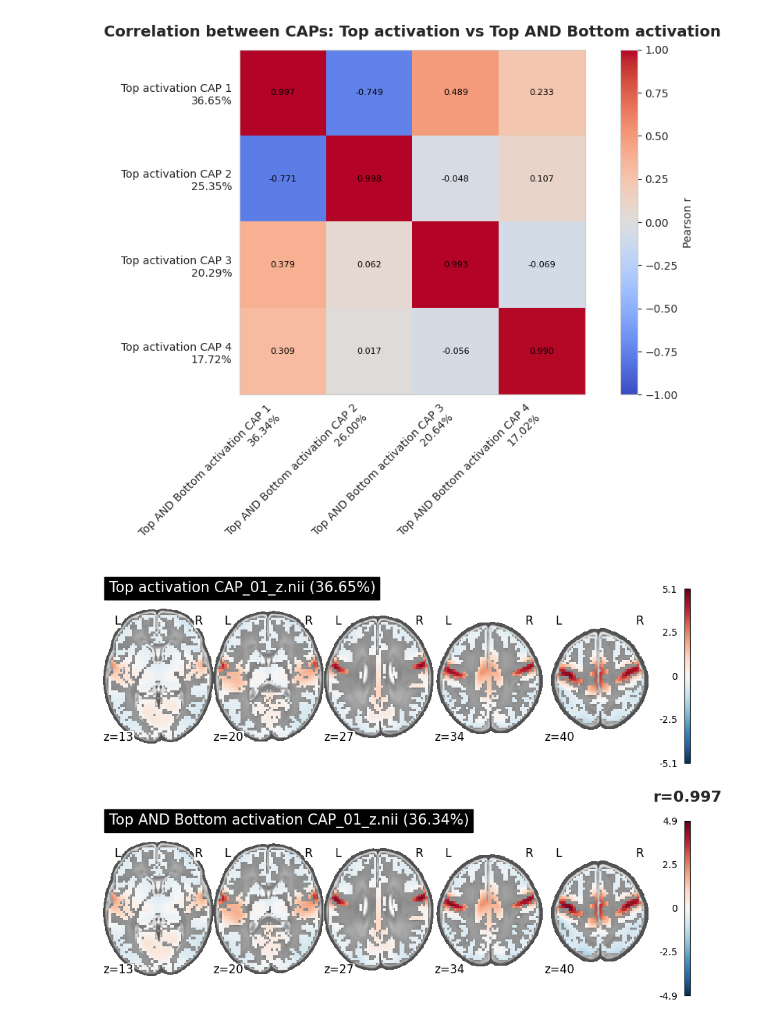
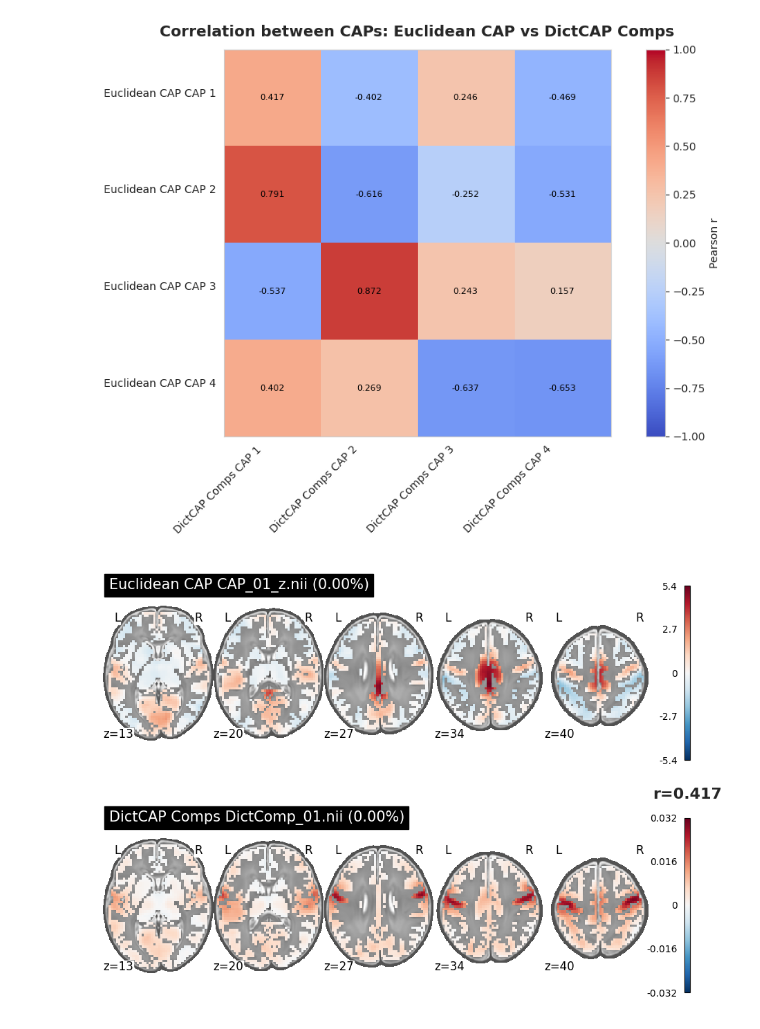
Before and after one commit to seb2o/devCAPs, a Jupyter notebook: src/compare_caps.ipynb, the cells around one changed output. Saved outputs shown, nothing was run; the diff lists cells and outputs as text; code cells hidden in the pictures.

```diff
--- a/src/compare_caps.ipynb
+++ b/src/compare_caps.ipynb
@@ -15,7 +8,0 @@ Found 4 CAP files.
-# %%
-vectorized_caps = []
-for cap_idx, cap_path in enumerate(cap_paths):
-    print(f"Processing {cap_idx+1}/{n_caps}: {cap_path.name}")
-    cap = nib.load(cap_path)
-    cap_data = cap.get_fdata()
-    vectorized_caps.append(cap_data.flatten())
@@ -30,6 +8,0 @@ import matplotlib.pyplot as plt
-# %%
-# compute cap pairwise correlation matrix
-corr_matrix = np.zeros((n_caps, n_caps))
-for i in range(n_caps):
-    for j in range(i,n_caps):
-            corr_matrix[i, j] = pearsonr(vectorized_caps[i], vectorized_caps[j])[0]
@@ -62,22 +9,26 @@ plt.show()
 # %%
-folderA = "vectorizedCorr_kmeans_dist-correlation_ttype-percentage_tvalue-15_k-4_ninits-50_activation-pos_n-481"
-folderA_name = "Top activation"
+folderA = "sklearn_kmeans_dist-euclidean_ttype-percentage_tvalue-15_k-4_ninits-50_activation-pos_n-34"
+folderA_name = "Euclidean CAP"
+folderA_glob = "CAP_*_z.nii"
 
-folderB = "vectorizedCorr_kmeans_dist-correlation_ttype-percentage_tvalue-15_k-4_ninits-50_activation-both_n-481"
-folderB_name = "Top AND Bottom activation"
+folderB = "DictLr_Ncomps-4_PosCode-False_Alpha-1.0_Tvalue-15_Act-pos_n-34"
+folderB_name = "DictCAP Comps"
+folderB_glob = "DictComp_*.nii"
 
 folderA = paths.sample_derivatives / folderA
 folderB = paths.sample_derivatives / folderB
 
 # Collect CAP maps
-cap_paths_A = sorted(folderA.glob("CAP_*_z.nii"))
-cap_paths_B = sorted(folderB.glob("CAP_*_z.nii"))
-if len(cap_paths_A) == 0 or len(cap_paths_B) == 0:
-    raise FileNotFoundError("No CAP_*_z.nii files found in one or both folders.")
+cap_paths_A = sorted(folderA.glob(folderA_glob))
+cap_paths_B = sorted(folderB.glob(folderB_glob))
+if len(cap_paths_A) == 0 :
+    raise ValueError(f"No file matching {folderA_glob} found in {folderA}")
+if len(cap_paths_B) == 0 :
+    raise ValueError(f"No file matching {folderB_glob} found in {folderB}")
 
 # Load cluster sizes
-cluster_sizes_A = pd.read_pickle(folderA / paths.cluster_sizes_df_name)
-cluster_sizes_B = pd.read_pickle(folderB / paths.cluster_sizes_df_name)
+# cluster_sizes_A = pd.read_pickle(folderA / paths.cluster_sizes_df_name)
+# cluster_sizes_B = pd.read_pickle(folderB / paths.cluster_sizes_df_name)
 
 nA, nB = len(cap_paths_A), len(cap_paths_B)
 corrs = np.zeros((nA, nB), dtype=float)
@@ -102,7 +53,8 @@ plt.colorbar(label='Pearson r')
 plt.xticks(
     ticks=np.arange(nB),
     labels=[
-        f"{folderB_name} CAP {j+1}\n{(cluster_sizes_B.iloc[j] / cluster_sizes_B.sum() * 100):.2f}%"
+        f"{folderB_name} CAP {j+1}\n"
+        # f"{(cluster_sizes_B.iloc[j] / cluster_sizes_B.sum() * 100):.2f}%"
         for j in range(nB)
     ],
     rotation=45,
@@ -111,7 +63,8 @@ plt.xticks(
 plt.yticks(
     ticks=np.arange(nA),
     labels=[
-        f"{folderA_name} CAP {i+1}\n{(cluster_sizes_A.iloc[i] / cluster_sizes_A.sum() * 100):.2f}%"
+        f"{folderA_name} CAP {i+1}\n"
+        # f"{(cluster_sizes_A.iloc[i] / cluster_sizes_A.sum() * 100):.2f}%"
         for i in range(nA)
     ],
     rotation=0
@@ -135,34 +88,34 @@ for i in range(nA):
     imgB = nib.load(cap_paths_B[j_best])
 
     fig, axes = plt.subplots(2, 1, figsize=(11, 8))
 
-    propA = cluster_sizes_A.iloc[i] / cluster_sizes_A.sum() * 100
-    propB = cluster_sizes_B.iloc[j_best] / cluster_sizes_B.sum() * 100
+    propA = 0#cluster_sizes_A.iloc[i] / cluster_sizes_A.sum() * 100
+    propB = 0#cluster_sizes_B.iloc[j_best] / cluster_sizes_B.sum() * 100
 
     plotting.plot_stat_map(
         imgA,
         title=f"{folderA_name} {cap_paths_A[i].name} ({propA:.2f}%)",
         bg_img=bg_img,
         black_bg=False,
         display_mode="z",
         cut_coords=cut_coords,
         colorbar=True,
         axes=axes[0],
         figure=fig,
     )
     plotting.plot_stat_map(
         imgB,
         title=f"{folderB_name} {cap_paths_B[j_best].name} ({propB:.2f}%)",
         bg_img=bg_img,
         black_bg=False,
         display_mode="z",
         cut_coords=cut_coords,
         colorbar=True,
         axes=axes[1],
         figure=fig,
     )
     plt.title(f"r={r_best:.3f}", fontsize=16, weight="bold", pad=20)
     plt.show()
 # %% [output]
-[figure, old version]
+[figure, new version]
-[figure, old version]
+[figure, new version]
```
Also changed, not shown: parts of 6 cells of this notebook.
